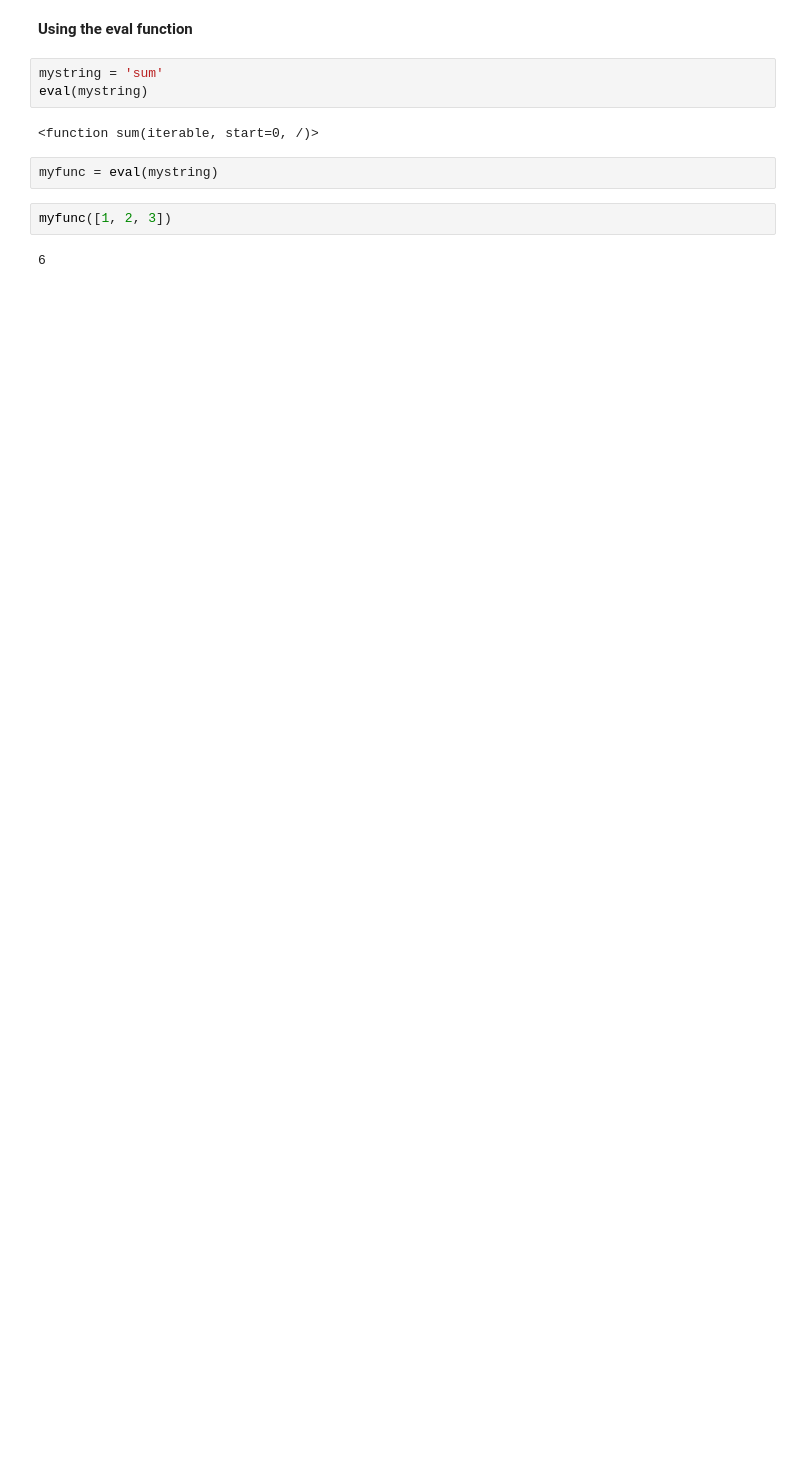
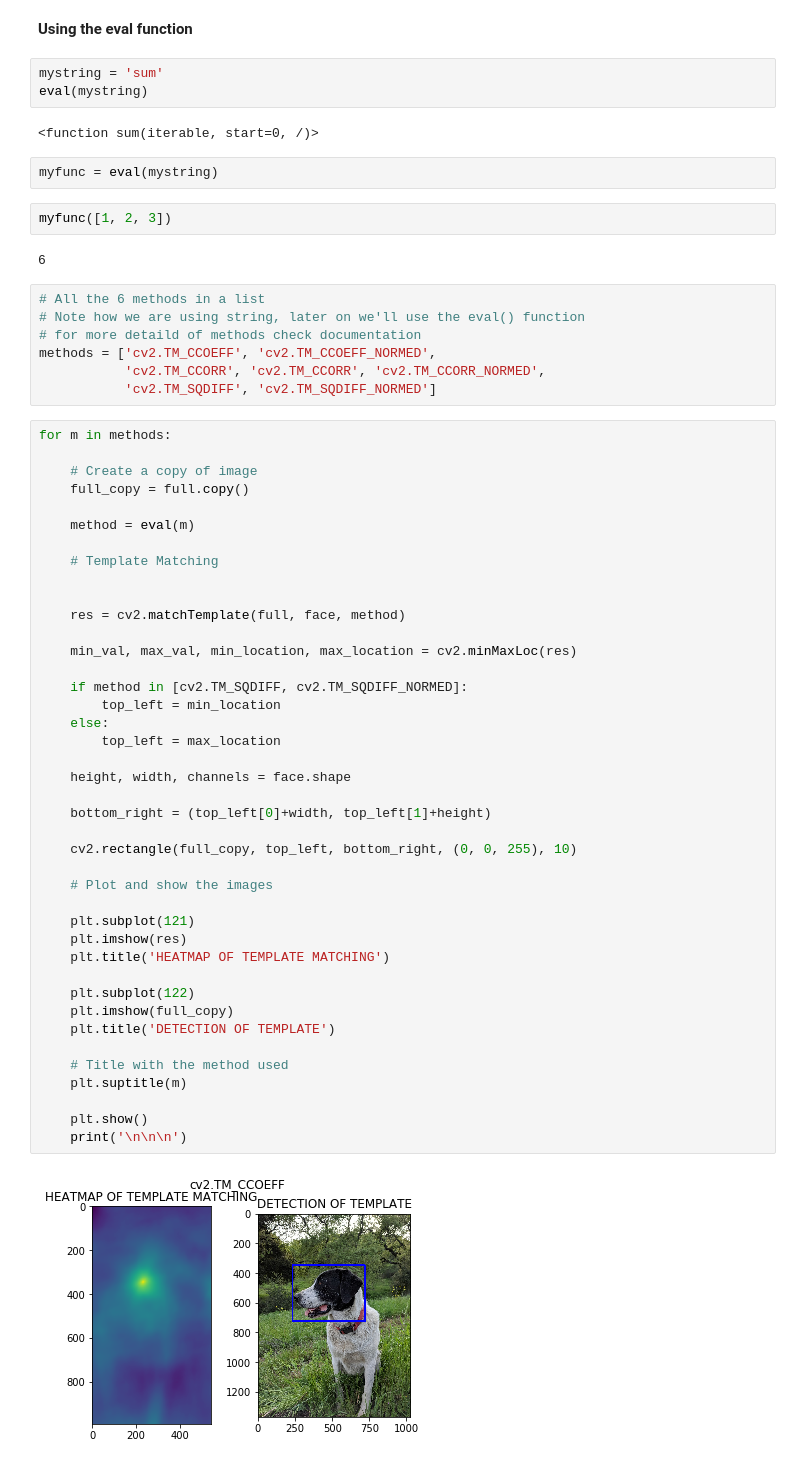
Before and after one commit to neemiasbsilva/object-detection-opencv, a Jupyter notebook: template-matching.ipynb, the cells around one changed output. Drawn from its saved outputs; the diff is of its cells as text; blank space fills up the shorter version.

Commit message:
Object detection - using template matchingmethods

```diff
--- a/template-matching.ipynb
+++ b/template-matching.ipynb
@@ -52,3 +52,53 @@ myfunc = eval(mystring)
 myfunc([1, 2, 3])
 # %% [output]
 6
+# %%
+# All the 6 methods in a list
+# Note how we are using string, later on we'll use the eval() function
+# for more detaild of methods check documentation
+methods = ['cv2.TM_CCOEFF', 'cv2.TM_CCOEFF_NORMED',
+           'cv2.TM_CCORR', 'cv2.TM_CCORR', 'cv2.TM_CCORR_NORMED',
+           'cv2.TM_SQDIFF', 'cv2.TM_SQDIFF_NORMED']
+# %%
+for m in methods:
+
+    # Create a copy of image
+    full_copy = full.copy()
+
+    method = eval(m)
+
+    # Template Matching
+
+
+    res = cv2.matchTemplate(full, face, method)
+
+    min_val, max_val, min_location, max_location = cv2.minMaxLoc(res)
+
+    if method in [cv2.TM_SQDIFF, cv2.TM_SQDIFF_NORMED]:
+        top_left = min_location
+    else:
+        top_left = max_location
+
+    height, width, channels = face.shape
+
+    bottom_right = (top_left[0]+width, top_left[1]+height)
+
+    cv2.rectangle(full_copy, top_left, bottom_right, (0, 0, 255), 10)
+
+    # Plot and show the images
+
+    plt.subplot(121)
+    plt.imshow(res)
+    plt.title('HEATMAP OF TEMPLATE MATCHING')
+
+    plt.subplot(122)
+    plt.imshow(full_copy)
+    plt.title('DETECTION OF TEMPLATE')
+
+    # Title with the method used
+    plt.suptitle(m)
+
+    plt.show()
+    print('\n\n\n')
+# %% [output]
+[figure, added]
```
Also changed, not shown: parts of 1 cell of this notebook.
